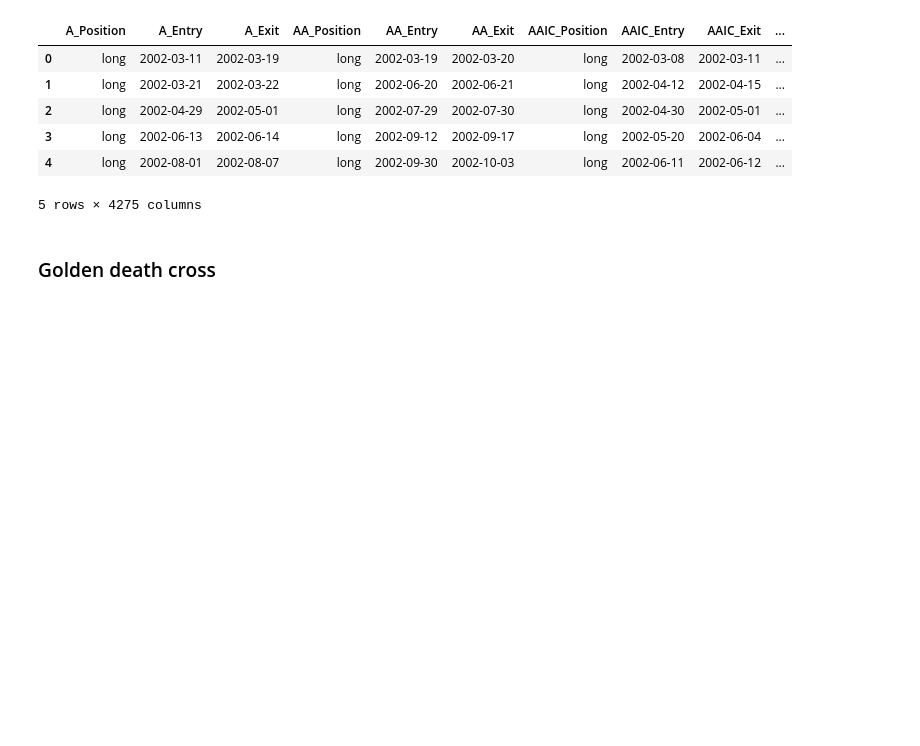
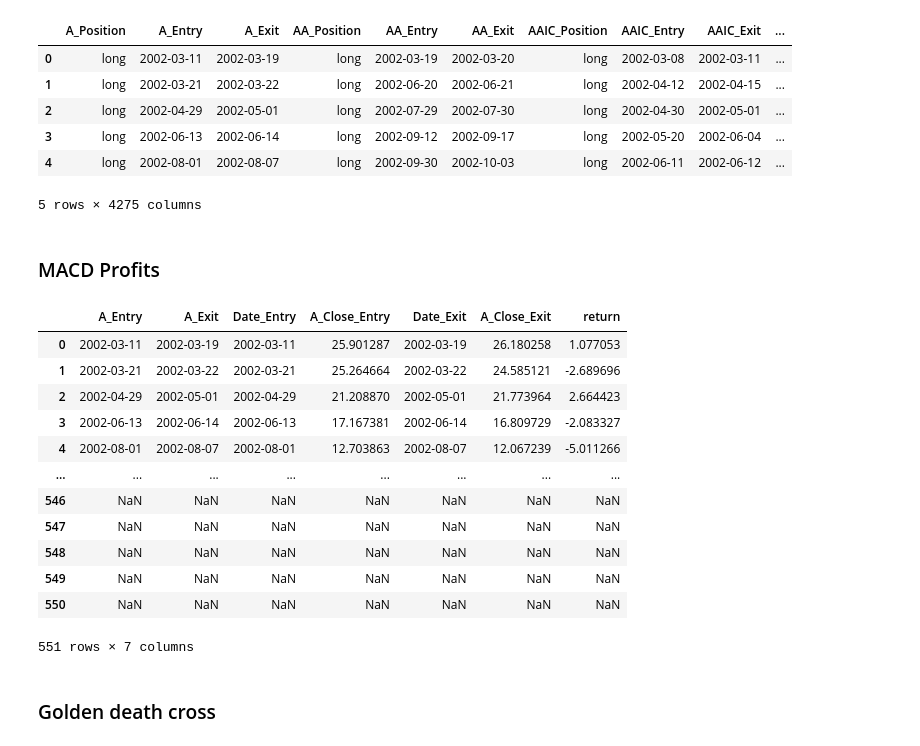
Before and after one commit to ryanlxz/backtesting, a Jupyter notebook: notebooks/test.ipynb, the cells around one changed output. Cells and saved outputs as stored; diff of their text form; code cells hidden in the pictures; blank space fills up the shorter version.

```diff
--- a/notebooks/test.ipynb
+++ b/notebooks/test.ipynb
@@ -176,6 +238,36 @@ macd_positions.head()
 | 3 | long | 2002-06-13 | 2002-06-14 | long | 2002-09-12 | 2002-09-17 | long | 2002-05-20 | 2002-06-04 | ... |
 | 4 | long | 2002-08-01 | 2002-08-07 | long | 2002-09-30 | 2002-10-03 | long | 2002-06-11 | 2002-06-12 | ... |
 5 rows × 4275 columns
+# %% [markdown]
+### MACD Profits
+# %%
+# load datasets
+macd_positions = pd.read_csv('../data/intermediate/macd_positions.csv')
+macd_positions.drop(['Unnamed: 0'], axis=1,inplace=True)
+RAW_DATAPATH = conf.backtest_conf["data"]["raw_datapath"]
+df = load_data(RAW_DATAPATH,['_Close'])
+# %%
+# merge datasets
+position_df = macd_positions[['A_Entry','A_Exit']]
+price_df = df[['Date','A_Close']]
+merged_df = pd.merge(position_df, price_df, left_on='A_Entry', right_on='Date', how='left')
+merged_df = pd.merge(merged_df, price_df, left_on='A_Exit', right_on='Date', suffixes=('_Entry', '_Exit'), how='left')
+merged_df['return'] = (merged_df['A_Close_Exit'] - merged_df['A_Close_Entry'])/merged_df['A_Close_Entry']*100
+merged_df
+# %% [output]
+|  | A_Entry | A_Exit | Date_Entry | A_Close_Entry | Date_Exit | A_Close_Exit | return |
+| 0 | 2002-03-11 | 2002-03-19 | 2002-03-11 | 25.901287 | 2002-03-19 | 26.180258 | 1.077053 |
+| 1 | 2002-03-21 | 2002-03-22 | 2002-03-21 | 25.264664 | 2002-03-22 | 24.585121 | -2.689696 |
+| 2 | 2002-04-29 | 2002-05-01 | 2002-04-29 | 21.208870 | 2002-05-01 | 21.773964 | 2.664423 |
+| 3 | 2002-06-13 | 2002-06-14 | 2002-06-13 | 17.167381 | 2002-06-14 | 16.809729 | -2.083327 |
+| 4 | 2002-08-01 | 2002-08-07 | 2002-08-01 | 12.703863 | 2002-08-07 | 12.067239 | -5.011266 |
+| ... | ... | ... | ... | ... | ... | ... | ... |
+| 546 | NaN | NaN | NaN | NaN | NaN | NaN | NaN |
+| 547 | NaN | NaN | NaN | NaN | NaN | NaN | NaN |
+| 548 | NaN | NaN | NaN | NaN | NaN | NaN | NaN |
+| 549 | NaN | NaN | NaN | NaN | NaN | NaN | NaN |
+| 550 | NaN | NaN | NaN | NaN | NaN | NaN | NaN |
+551 rows × 7 columns
 # %% [markdown]
 ### Golden death cross
 # %%
```
Also changed, not shown: parts of 17 cells of this notebook, 2 other files.
